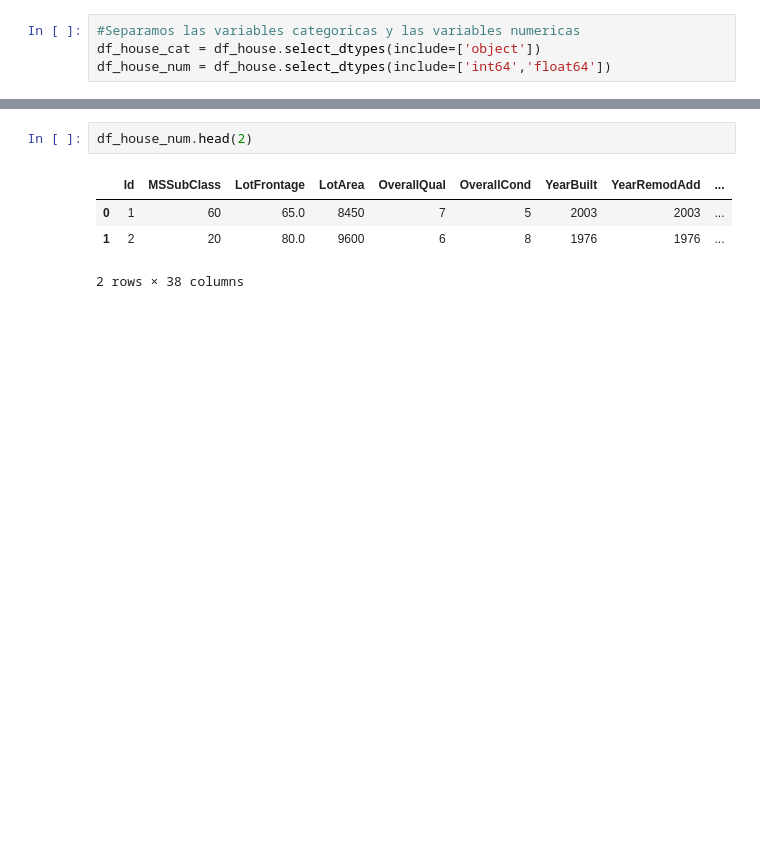
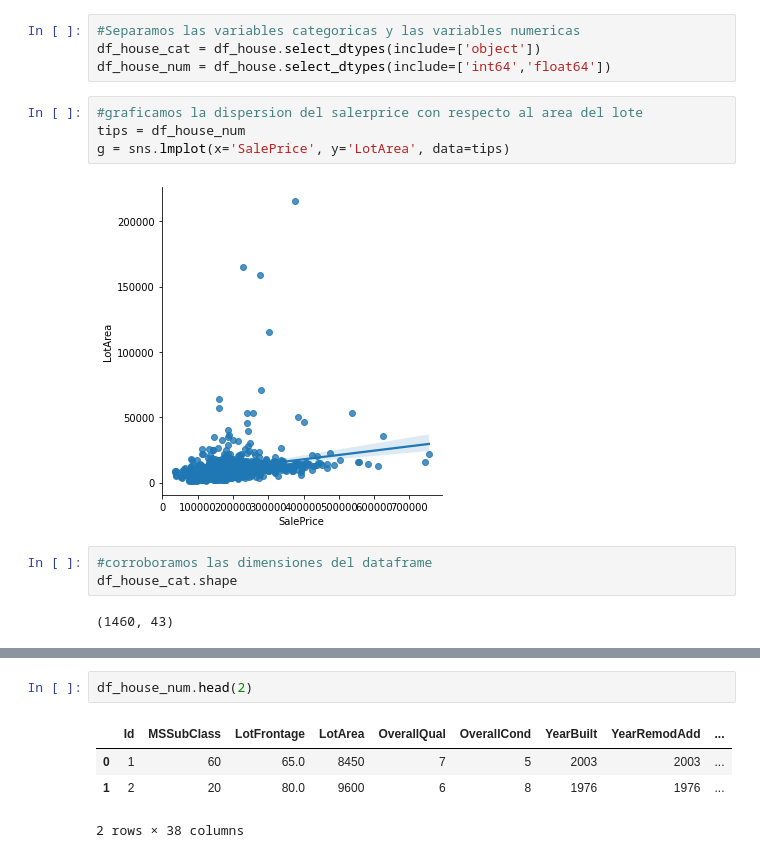
Before and after one commit to nelfaro/Hackathon, a Jupyter notebook: Housing Dreams/Hackaton.ipynb, the cells around one changed output, grey strips where cells are left out. Saved outputs shown, nothing was run; the diff lists cells and outputs as text; blank space fills up the shorter version.

```diff
--- a/Housing Dreams/Hackaton.ipynb
+++ b/Housing Dreams/Hackaton.ipynb
@@ -19,3 +27,14 @@ df_house.head(2)
 #Separamos las variables categoricas y las variables numericas
 df_house_cat = df_house.select_dtypes(include=['object'])
 df_house_num = df_house.select_dtypes(include=['int64','float64'])
+# %%
+#graficamos la dispersion del salerprice con respecto al area del lote
+tips = df_house_num
+g = sns.lmplot(x='SalePrice', y='LotArea', data=tips)
+# %% [output]
+[figure, added]
+# %%
+#corroboramos las dimensiones del dataframe
+df_house_cat.shape
+# %% [output]
+(1460, 43)
```
Also changed, not shown: parts of 45 cells of this notebook.
